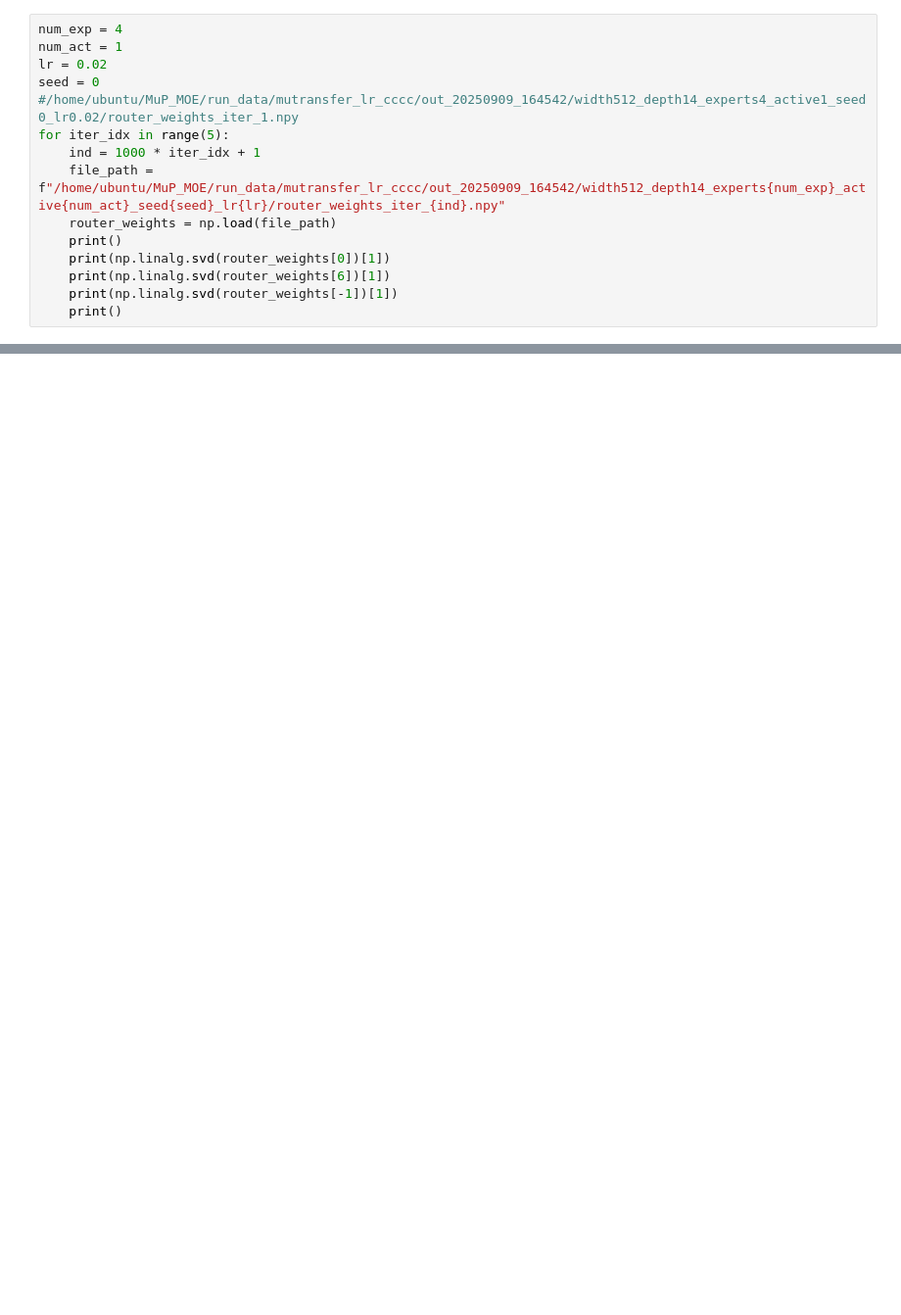
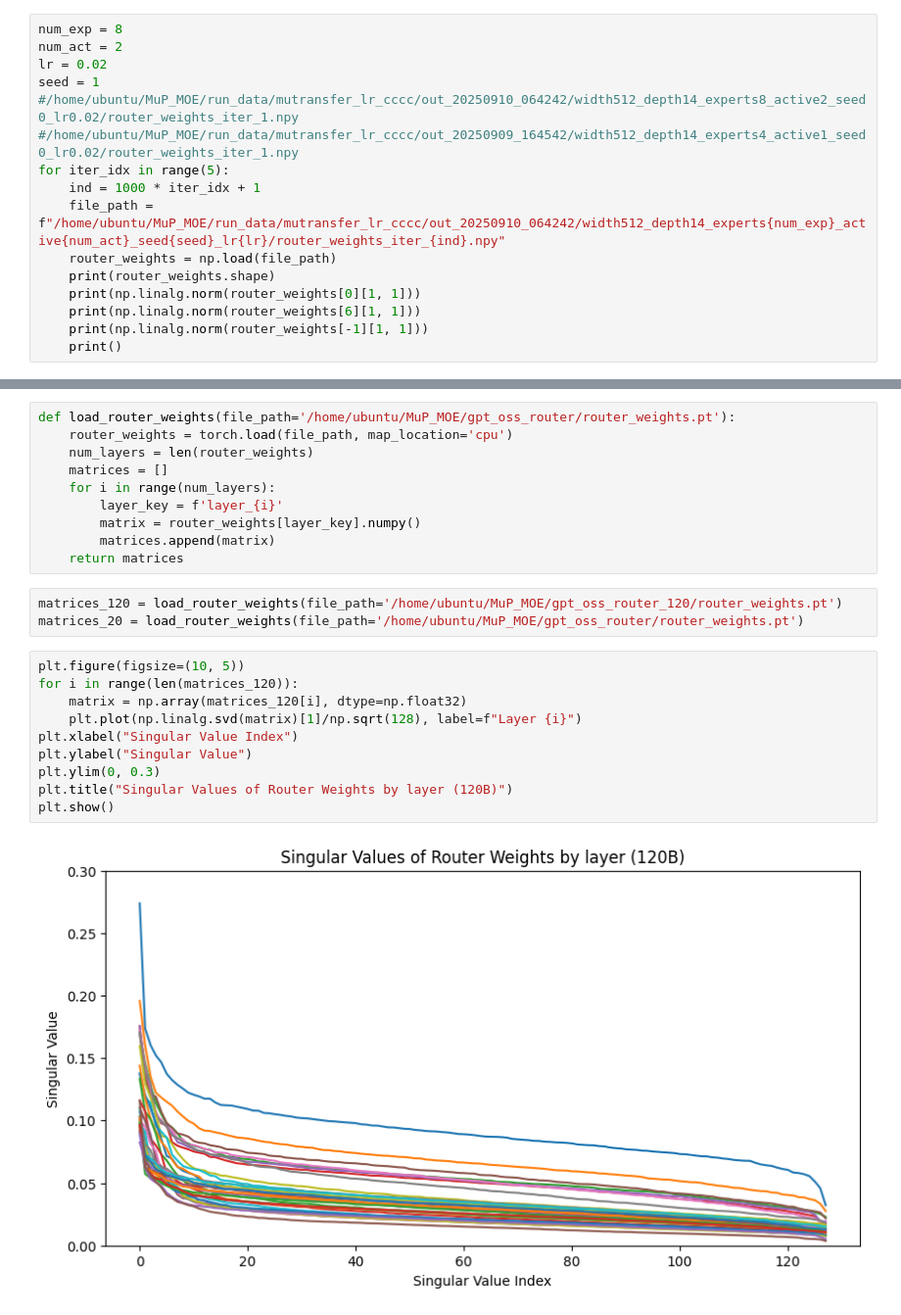
Before and after one commit to Petyrrrrr/MuP_MOE, a Jupyter notebook: scripts.ipynb, the cells around one changed output, grey strips where cells are left out. Shown: that part at 98% size. Drawn from its saved outputs; the diff is of its cells as text; blank space fills up the shorter version.

```diff
--- a/scripts.ipynb
+++ b/scripts.ipynb
@@ -3,16 +4,17 @@ import numpy as np
 # %%
-num_exp = 4
-num_act = 1
+num_exp = 8
+num_act = 2
 lr = 0.02
-seed = 0
+seed = 1
+#/home/ubuntu/MuP_MOE/run_data/mutransfer_lr_cccc/out_20250910_064242/width512_depth14_experts8_active2_seed0_lr0.02/router_weights_iter_1.npy
 #/home/ubuntu/MuP_MOE/run_data/mutransfer_lr_cccc/out_20250909_164542/width512_depth14_experts4_active1_seed0_lr0.02/router_weights_iter_1.npy
 for iter_idx in range(5):
     ind = 1000 * iter_idx + 1
-    file_path = f"/home/ubuntu/MuP_MOE/run_data/mutransfer_lr_cccc/out_20250909_164542/width512_depth14_experts{num_exp}_active{num_act}_seed{seed}_lr{lr}/router_weights_iter_{ind}.npy"
+    file_path = f"/home/ubuntu/MuP_MOE/run_data/mutransfer_lr_cccc/out_20250910_064242/width512_depth14_experts{num_exp}_active{num_act}_seed{seed}_lr{lr}/router_weights_iter_{ind}.npy"
     router_weights = np.load(file_path)
+    print(router_weights.shape)
+    print(np.linalg.norm(router_weights[0][1, 1]))
+    print(np.linalg.norm(router_weights[6][1, 1]))
+    print(np.linalg.norm(router_weights[-1][1, 1]))
     print()
-    print(np.linalg.svd(router_weights[0])[1])
-    print(np.linalg.svd(router_weights[6])[1])
-    print(np.linalg.svd(router_weights[-1])[1])
-    print()
 # %% [output]
@@ -35,0 +38,25 @@ for iter_idx in range(5):
+# %%
+def load_router_weights(file_path='/home/ubuntu/MuP_MOE/gpt_oss_router/router_weights.pt'):
+    router_weights = torch.load(file_path, map_location='cpu')
+    num_layers = len(router_weights)
+    matrices = []
+    for i in range(num_layers):
+        layer_key = f'layer_{i}'
+        matrix = router_weights[layer_key].numpy()
+        matrices.append(matrix)
+    return matrices
+# %%
+matrices_120 = load_router_weights(file_path='/home/ubuntu/MuP_MOE/gpt_oss_router_120/router_weights.pt')
+matrices_20 = load_router_weights(file_path='/home/ubuntu/MuP_MOE/gpt_oss_router/router_weights.pt')
+# %%
+plt.figure(figsize=(10, 5))
+for i in range(len(matrices_120)):
+    matrix = np.array(matrices_120[i], dtype=np.float32)
+    plt.plot(np.linalg.svd(matrix)[1]/np.sqrt(128), label=f"Layer {i}")
+plt.xlabel("Singular Value Index")
+plt.ylabel("Singular Value")
+plt.ylim(0, 0.3)
+plt.title("Singular Values of Router Weights by layer (120B)")
+plt.show()
+# %% [output]
+[figure, added]
```
Also changed, not shown: parts of 5 cells of this notebook, 3 other files.
